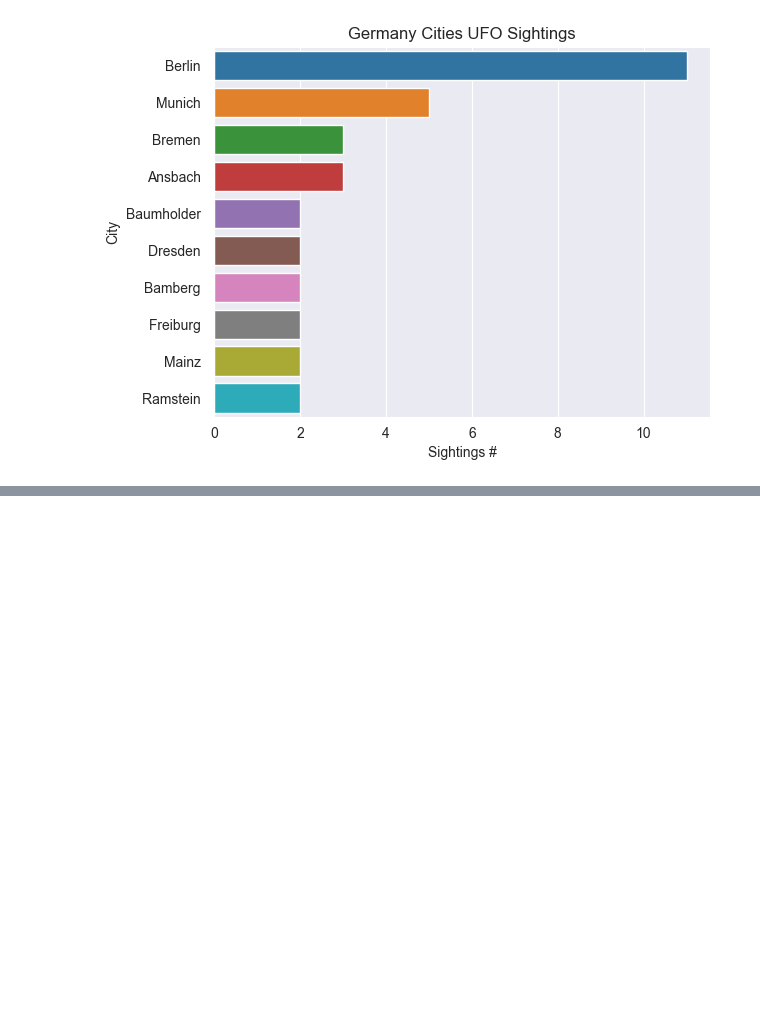
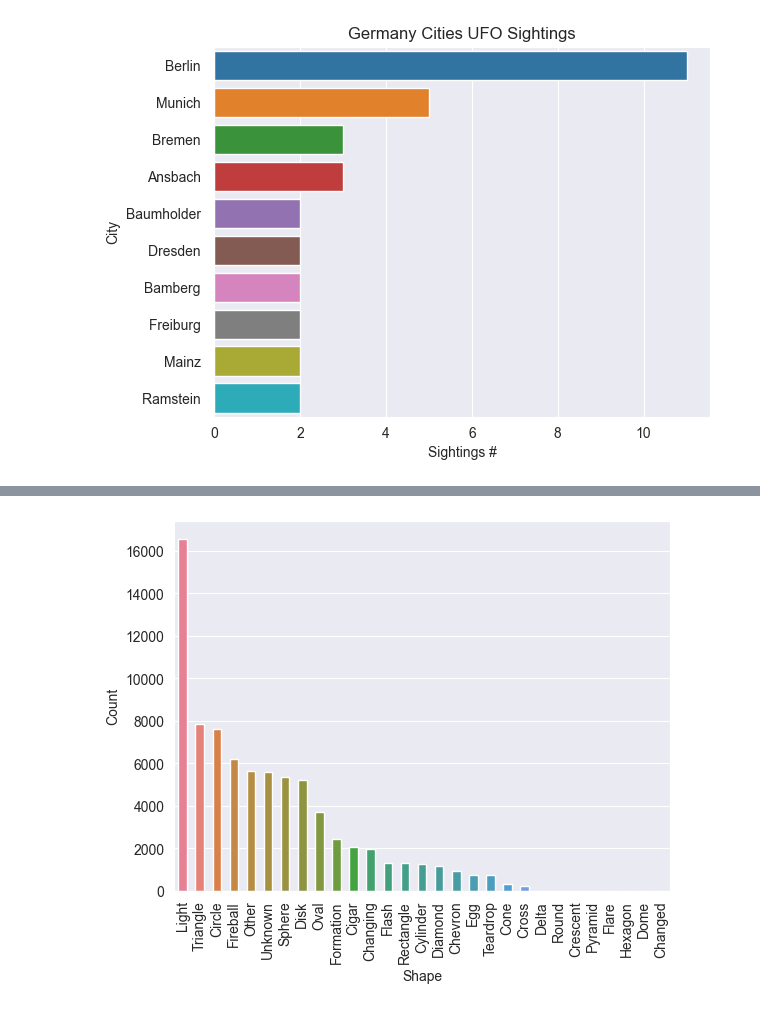
Before and after one commit to Barderus/UFO-Data-Analysis, a Jupyter notebook: analysis.ipynb, the cells around one changed output, grey strips where cells are left out. Saved outputs shown, nothing was run; the diff lists cells and outputs as text; code cells hidden in the pictures; blank space fills up the shorter version.

```diff
--- a/analysis.ipynb
+++ b/analysis.ipynb
@@ -285,0 +385,13 @@ plt.show()
+# %%
+df["Shape"].nunique()
+df_shape = df["Shape"].value_counts().reset_index()
+# %%
+df_shape.fillna(0, inplace=True)
+# %%
+sns.barplot(x="Shape", y="count", hue="Shape", width=0.5,data=df_shape)
+plt.xticks(rotation=90)
+plt.xlabel("Shape")
+plt.ylabel("Count")
+plt.show()
+# %% [output]
+[figure, added]
```
Also changed, not shown: parts of 55 cells of this notebook.
